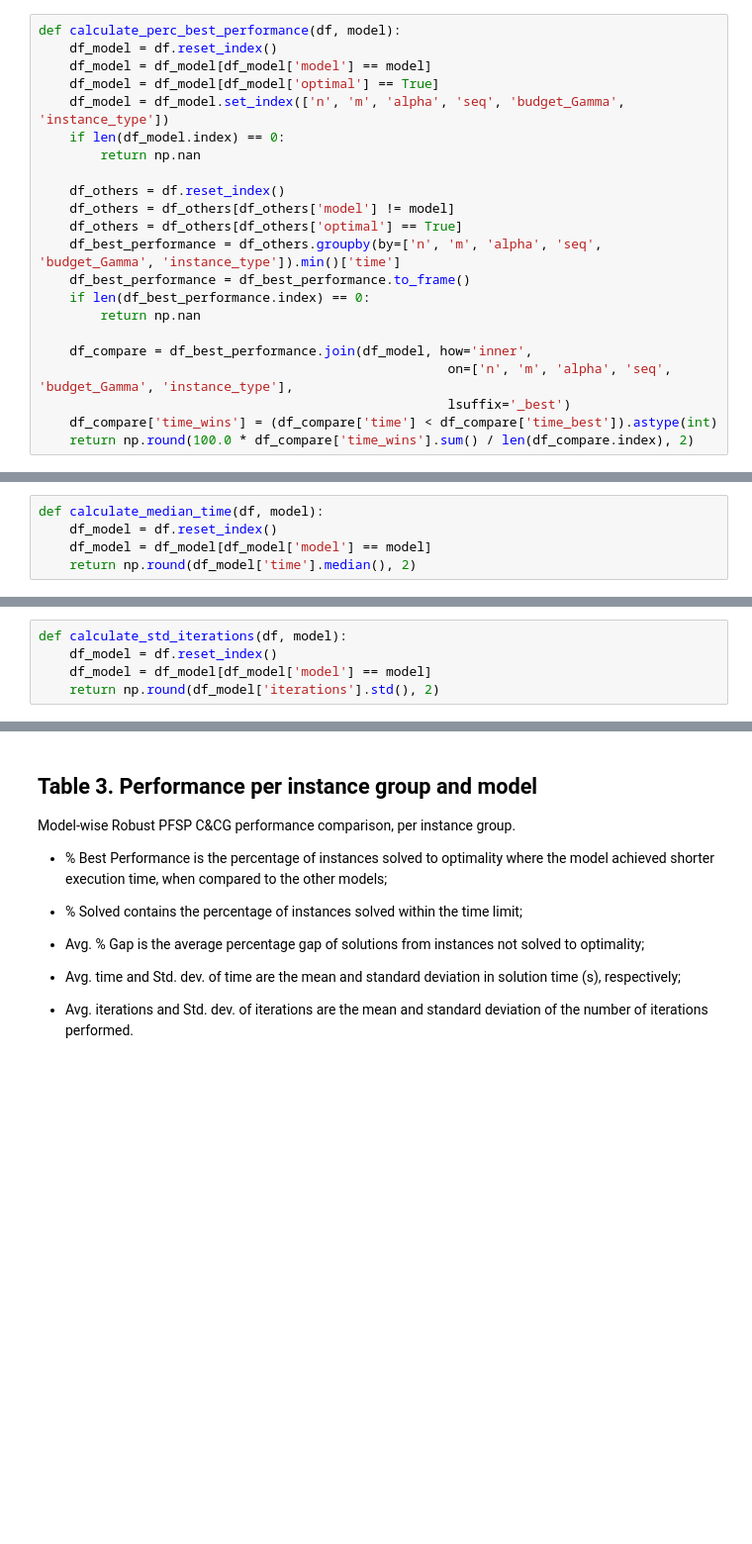
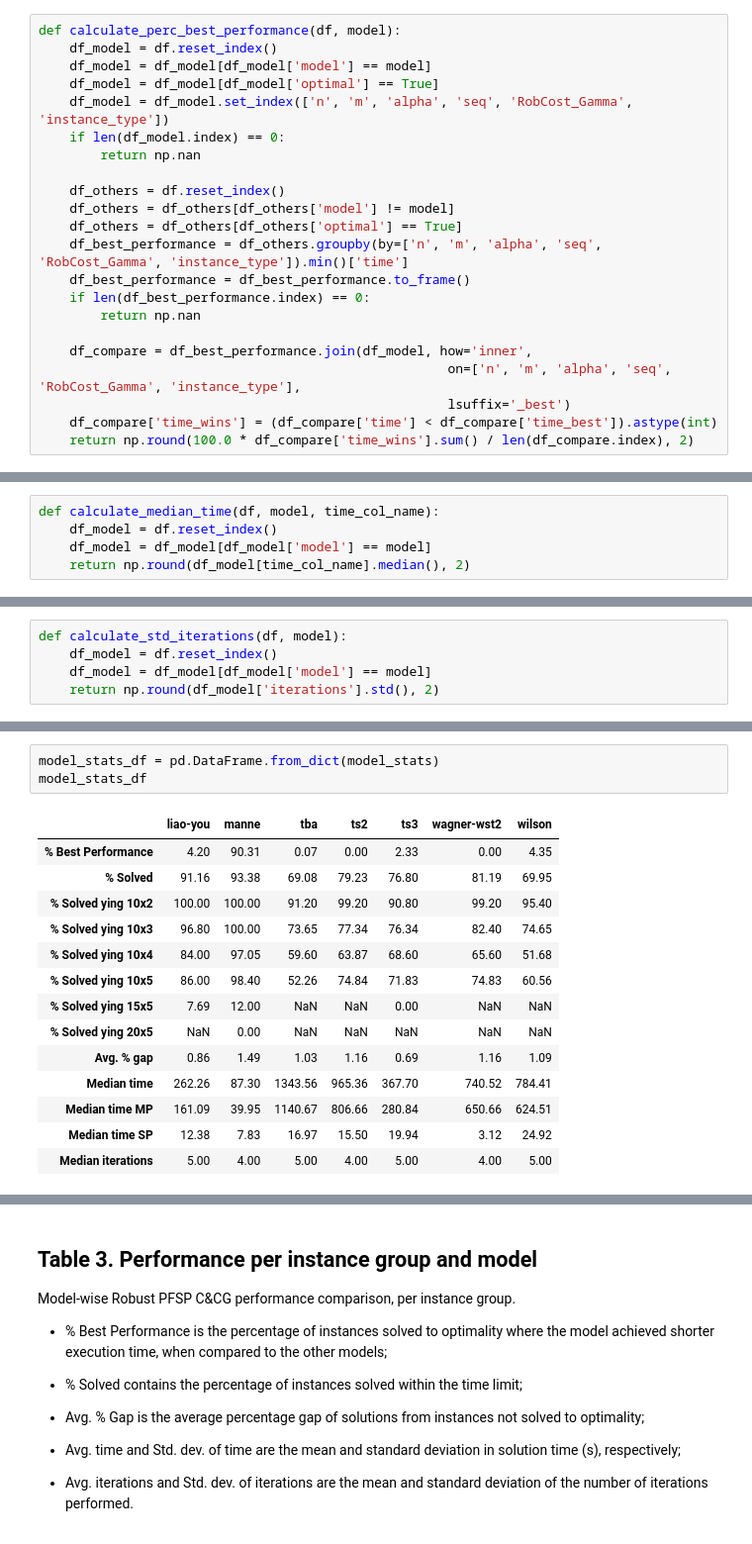
Before and after one commit to levorato/RPFS_Budget_TWCT_sourcecode, a Jupyter notebook: 0.3_RPFS_TWCT_CCG_Result_Summary_Tables.ipynb, the cells around one changed output, grey strips where cells are left out. Shown: that part at 99% size. Cells and saved outputs as stored; diff of their text form; blank space fills up the shorter version.

```diff
--- a/0.3_RPFS_TWCT_CCG_Result_Summary_Tables.ipynb
+++ b/0.3_RPFS_TWCT_CCG_Result_Summary_Tables.ipynb
@@ -177,20 +261,20 @@ def calculate_perc_best_performance(df, model):
     df_model = df.reset_index()
     df_model = df_model[df_model['model'] == model]
     df_model = df_model[df_model['optimal'] == True]
-    df_model = df_model.set_index(['n', 'm', 'alpha', 'seq', 'budget_Gamma', 'instance_type'])
+    df_model = df_model.set_index(['n', 'm', 'alpha', 'seq', 'RobCost_Gamma', 'instance_type'])
     if len(df_model.index) == 0:
         return np.nan
 
     df_others = df.reset_index()
     df_others = df_others[df_others['model'] != model]
     df_others = df_others[df_others['optimal'] == True]
-    df_best_performance = df_others.groupby(by=['n', 'm', 'alpha', 'seq', 'budget_Gamma', 'instance_type']).min()['time']
+    df_best_performance = df_others.groupby(by=['n', 'm', 'alpha', 'seq', 'RobCost_Gamma', 'instance_type']).min()['time']
     df_best_performance = df_best_performance.to_frame()
     if len(df_best_performance.index) == 0:
         return np.nan
 
     df_compare = df_best_performance.join(df_model, how='inner',
-                                                     on=['n', 'm', 'alpha', 'seq', 'budget_Gamma', 'instance_type'],
+                                                     on=['n', 'm', 'alpha', 'seq', 'RobCost_Gamma', 'instance_type'],
                                                      lsuffix='_best')
     df_compare['time_wins'] = (df_compare['time'] < df_compare['time_best']).astype(int)
     return np.round(100.0 * df_compare['time_wins'].sum() / len(df_compare.index), 2)
@@ -215,8 +299,8 @@ def calculate_avg_perc_gap(df, model):
     df_model = df_model[df_model['optimal'] == False]
     return np.round(df_model['gap'].mean(), 2)
 # %%
-def calculate_median_time(df, model):
+def calculate_median_time(df, model, time_col_name):
     df_model = df.reset_index()
     df_model = df_model[df_model['model'] == model]
-    return np.round(df_model['time'].median(), 2)
+    return np.round(df_model[time_col_name].median(), 2)
 # %%
@@ -263,0 +368,18 @@ model_stats
+# %%
+model_stats_df = pd.DataFrame.from_dict(model_stats)
+model_stats_df
+# %% [output]
+|  | liao-you | manne | tba | ts2 | ts3 | wagner-wst2 | wilson |
+| % Best Performance | 4.20 | 90.31 | 0.07 | 0.00 | 2.33 | 0.00 | 4.35 |
+| % Solved | 91.16 | 93.38 | 69.08 | 79.23 | 76.80 | 81.19 | 69.95 |
+| % Solved ying 10x2 | 100.00 | 100.00 | 91.20 | 99.20 | 90.80 | 99.20 | 95.40 |
+| % Solved ying 10x3 | 96.80 | 100.00 | 73.65 | 77.34 | 76.34 | 82.40 | 74.65 |
+| % Solved ying 10x4 | 84.00 | 97.05 | 59.60 | 63.87 | 68.60 | 65.60 | 51.68 |
+| % Solved ying 10x5 | 86.00 | 98.40 | 52.26 | 74.84 | 71.83 | 74.83 | 60.56 |
+| % Solved ying 15x5 | 7.69 | 12.00 | NaN | NaN | 0.00 | NaN | NaN |
+| % Solved ying 20x5 | NaN | 0.00 | NaN | NaN | NaN | NaN | NaN |
+| Avg. % gap | 0.86 | 1.49 | 1.03 | 1.16 | 0.69 | 1.16 | 1.09 |
+| Median time | 262.26 | 87.30 | 1343.56 | 965.36 | 367.70 | 740.52 | 784.41 |
+| Median time MP | 161.09 | 39.95 | 1140.67 | 806.66 | 280.84 | 650.66 | 624.51 |
+| Median time SP | 12.38 | 7.83 | 16.97 | 15.50 | 19.94 | 3.12 | 24.92 |
+| Median iterations | 5.00 | 4.00 | 5.00 | 4.00 | 5.00 | 4.00 | 5.00 |
```
Also changed, not shown: parts of 24 cells of this notebook, 2 other files.
